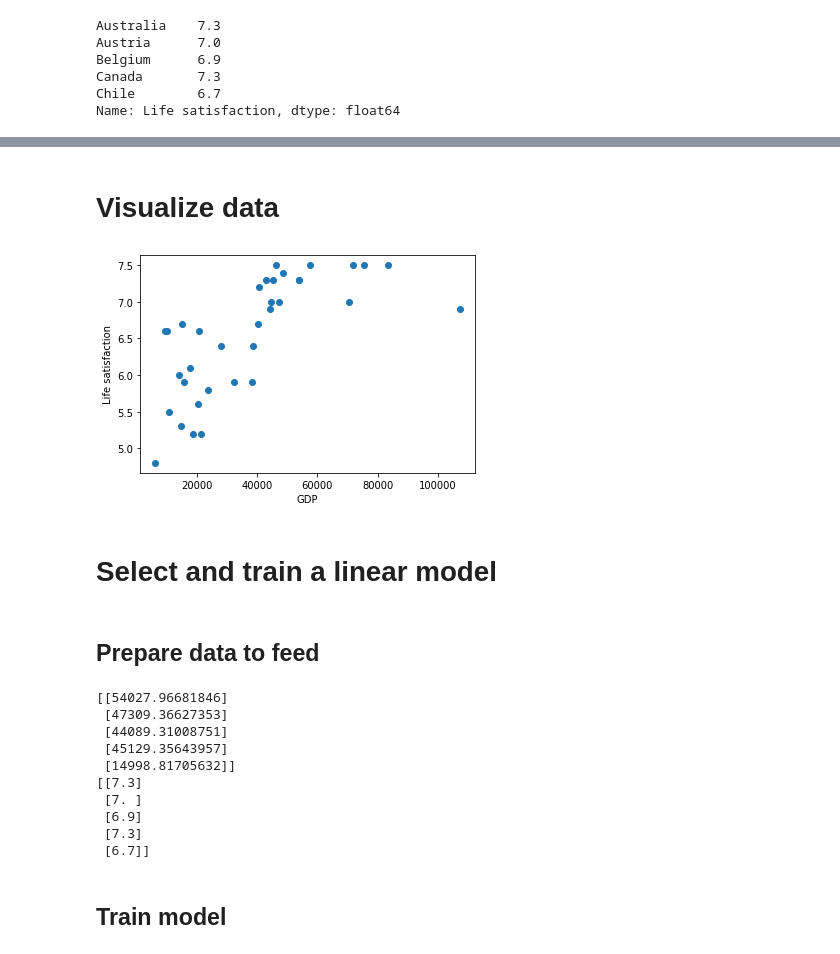
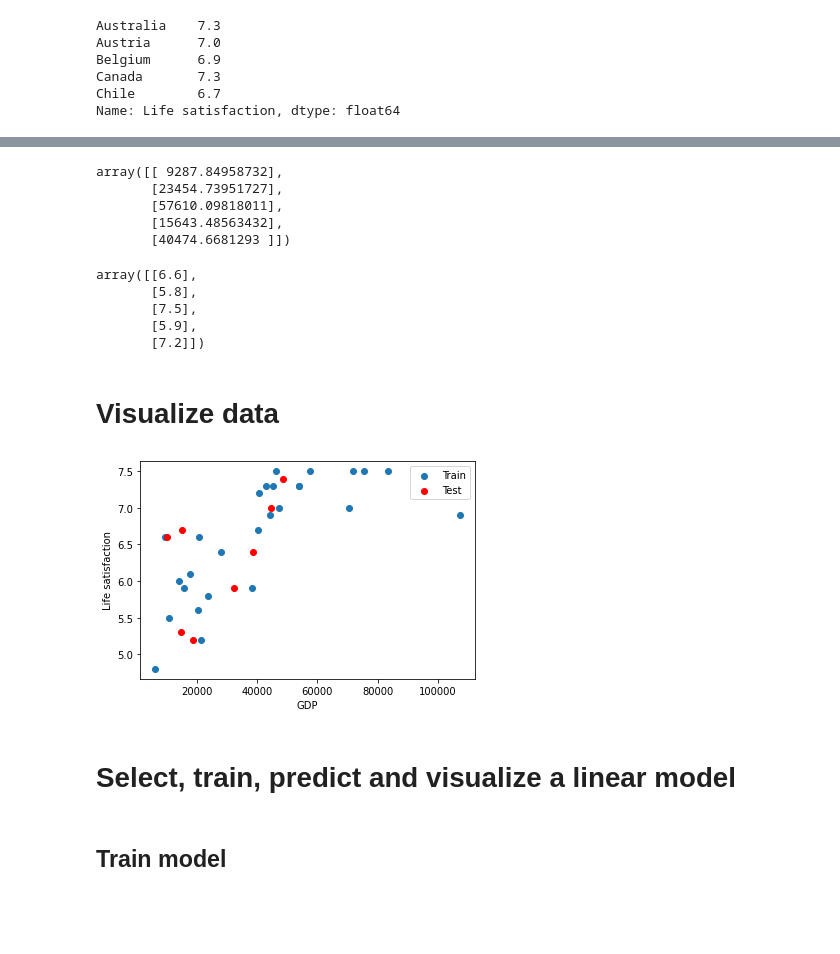
Before and after one commit to htnminh/handson-ml2-notebooks, a Jupyter notebook: files/Chapter 1/Example 1-1/Example 1-1.ipynb, the cells around one changed output, grey strips where cells are left out. Cells and saved outputs as stored; diff of their text form; code cells hidden in the pictures; blank space fills up the shorter version.

```diff
--- a/files/Chapter 1/Example 1-1/Example 1-1.ipynb
+++ b/files/Chapter 1/Example 1-1/Example 1-1.ipynb
@@ -311,35 +332,36 @@ Name: Life satisfaction, dtype: float64
+# %%
+X_train, X_test, y_train, y_test = sklearn.model_selection.train_test_split(
+    X, y, test_size=8, random_state=6969
+)
+# %%
+X_train[:5]
+# %% [output]
+array([[ 9287.84958732],
+       [23454.73951727],
+       [57610.09818011],
+       [15643.48563432],
+       [40474.6681293 ]])
+# %%
+y_train[:5]
+# %% [output]
+array([[6.6],
+       [5.8],
+       [7.5],
+       [5.9],
+       [7.2]])
 # %% [markdown]
 # Visualize data
 # %%
 plt.xlabel('GDP')
 plt.ylabel('Life satisfaction')
-plt.scatter(X, y)
+plt.scatter(X_train, y_train, label='Train')
+plt.scatter(X_test, y_test, color='red', label='Test')
+plt.legend()
 plt.show()
 # %% [output]
-[figure, old version]
+[figure, new version]
 # %% [markdown]
-# Select and train a linear model
+# Select, train, predict and visualize a linear model
-# %% [markdown]
-## Prepare data to feed
-# %%
-X = X.to_numpy()
-X = X[:, np.newaxis]
-print(X[:5])
-
-y = y.to_numpy()
-y = y[:, np.newaxis]
-print(y[:5])
-# %% [output]
-[[54027.96681846]
- [47309.36627353]
- [44089.31008751]
- [45129.35643957]
- [14998.81705632]]
-[[7.3]
- [7. ]
- [6.9]
- [7.3]
- [6.7]]
 # %% [markdown]
 ## Train model
 # %%
```
Also changed, not shown: parts of 14 cells of this notebook.
